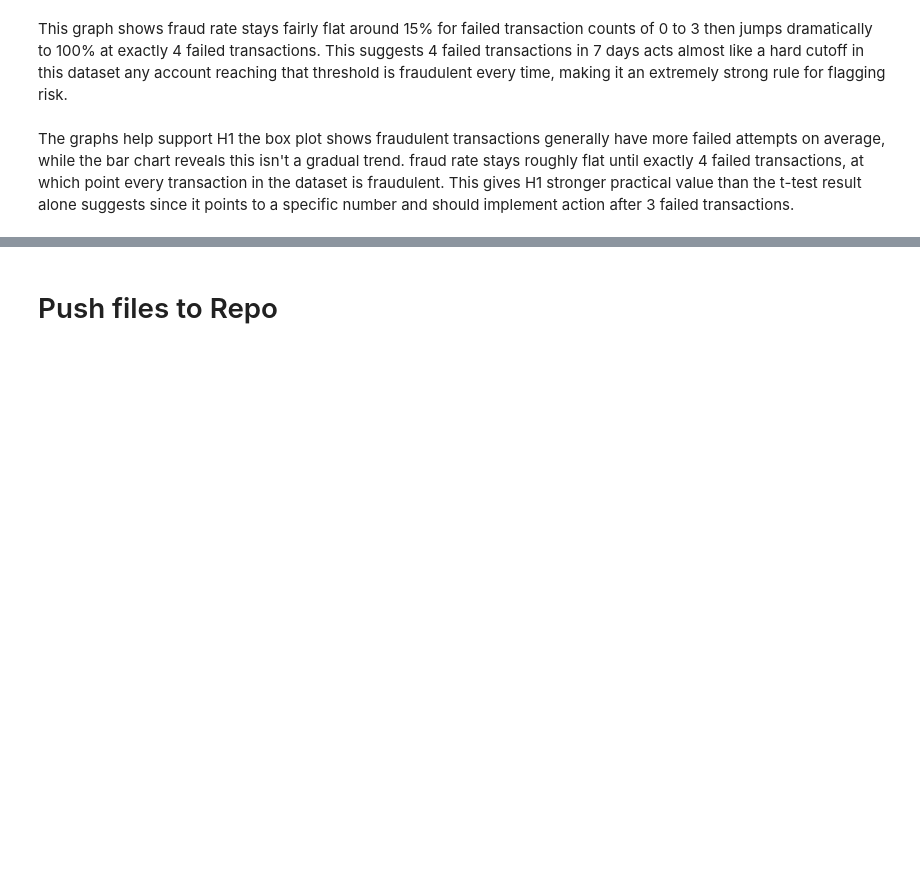
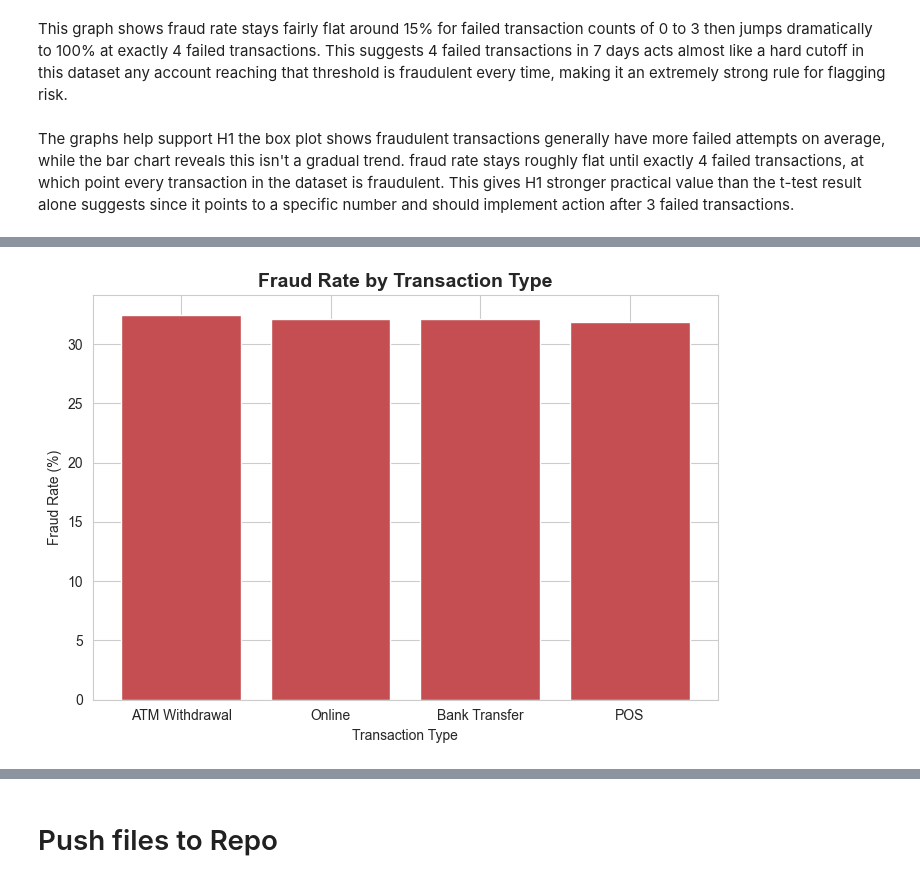
Before and after one commit to navmann99/Fraud-Analysis, a Jupyter notebook: jupyter_notebooks/03-DataVisualisation.ipynb, the cells around one changed output, grey strips where cells are left out. Cells and saved outputs as stored; diff of their text form; code cells hidden in the pictures; blank space fills up the shorter version.

```diff
--- a/jupyter_notebooks/03-DataVisualisation.ipynb
+++ b/jupyter_notebooks/03-DataVisualisation.ipynb
@@ -131,0 +175,13 @@ The graphs help support H1 the box plot shows fraudulent transactions generally
+# %%
+fraud_rate = df.groupby('Transaction_Type')['Fraud_Label'].mean().sort_values(ascending=False) * 100
+
+fig, ax = plt.subplots(figsize=(7, 5))
+ax.bar(fraud_rate.index, fraud_rate.values, color=fraud_colors[1])
+ax.set_title('Fraud Rate by Transaction Type', fontsize=14, fontweight='bold')
+ax.set_xlabel('Transaction Type')
+ax.set_ylabel('Fraud Rate (%)')
+plt.tight_layout()
+
+plt.show()
+# %% [output]
+[figure, added]
```
Also changed, not shown: parts of 12 cells of this notebook.
